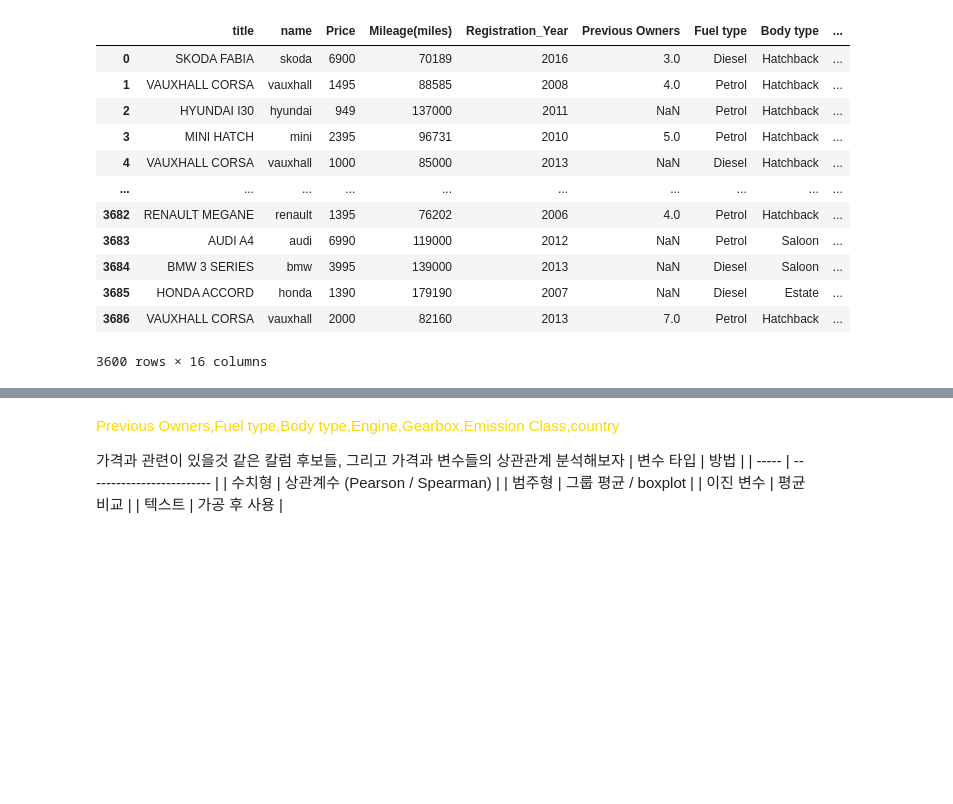
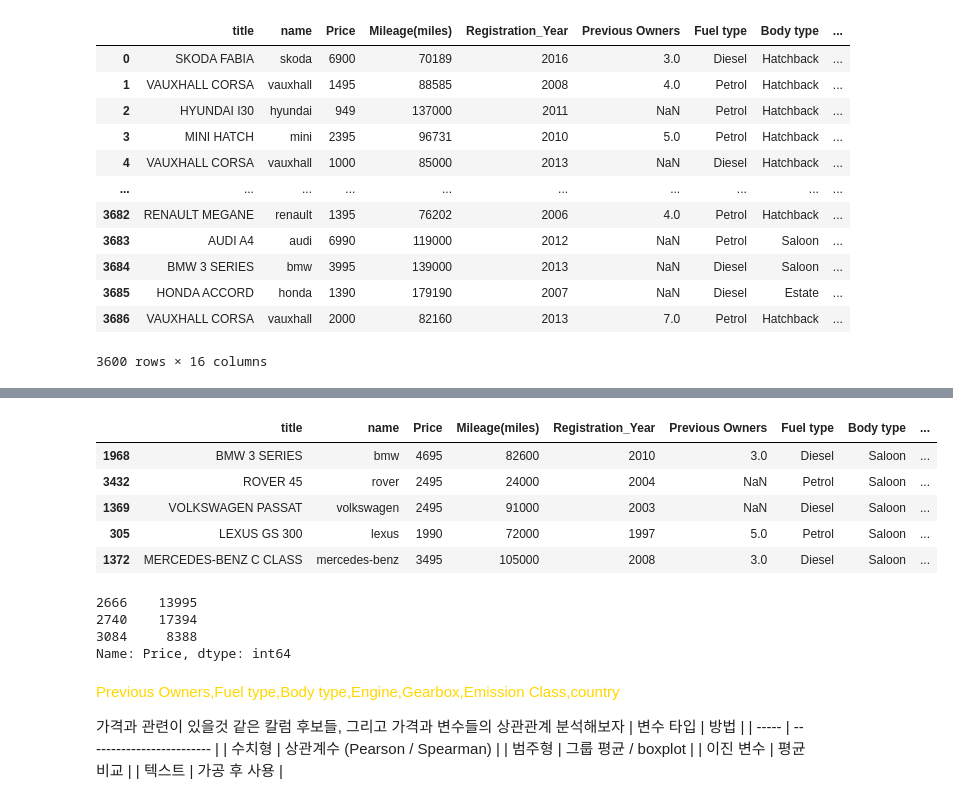
Before and after one commit to jojos0501/da5, a Jupyter notebook: 0206_DataTransformation/day2_project_조수경.ipynb, the cells around one changed output, grey strips where cells are left out. Saved outputs shown, nothing was run; the diff lists cells and outputs as text; code cells hidden in the pictures; blank space fills up the shorter version.

```diff
--- a/0206_DataTransformation/day2_project_조수경.ipynb
+++ b/0206_DataTransformation/day2_project_조수경.ipynb
@@ -624,3 +694,22 @@ Index(['title', 'name', 'Price', 'Mileage(miles)', 'Registration_Year',
+# %%
+###- 번외 왜 Pickup이 분포 막대에서 높이 잡히는거지? 알아보기 위한 코드
+
+display(car_df.sort_values(by='Body type', ascending=False).head())
+# display(car_df)
+car_df.columns
+car_df["Body type"].value_counts()
+car_df.loc[car_df["Body type"] == "Pickup", "Price"]
+# %% [output]
+|  | title | name | Price | Mileage(miles) | Registration_Year | Previous Owners | Fuel type | Body type | ... |
+| 1968 | BMW 3 SERIES | bmw | 4695 | 82600 | 2010 | 3.0 | Diesel | Saloon | ... |
+| 3432 | ROVER 45 | rover | 2495 | 24000 | 2004 | NaN | Petrol | Saloon | ... |
+| 1369 | VOLKSWAGEN PASSAT | volkswagen | 2495 | 91000 | 2003 | NaN | Diesel | Saloon | ... |
+| 305 | LEXUS GS 300 | lexus | 1990 | 72000 | 1997 | 5.0 | Petrol | Saloon | ... |
+| 1372 | MERCEDES-BENZ C CLASS | mercedes-benz | 3495 | 105000 | 2008 | 3.0 | Diesel | Saloon | ... |
+2666    13995
+2740    17394
+3084     8388
+Name: Price, dtype: int64
 # %% [markdown]
 <span style="color: #ffd700;">Previous Owners,Fuel type,Body type,Engine,Gearbox,Emission Class,country</span>
 
```
Also changed, not shown: parts of 10 cells of this notebook.
